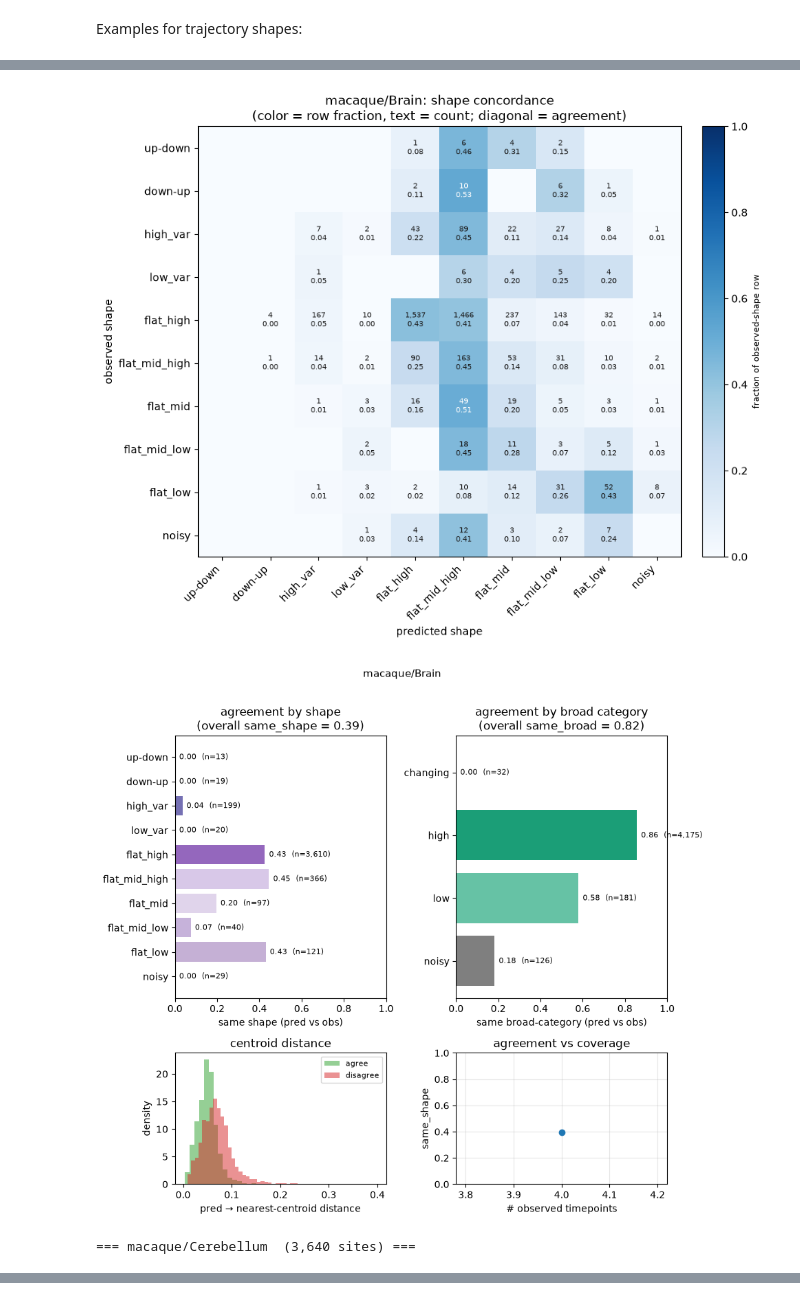
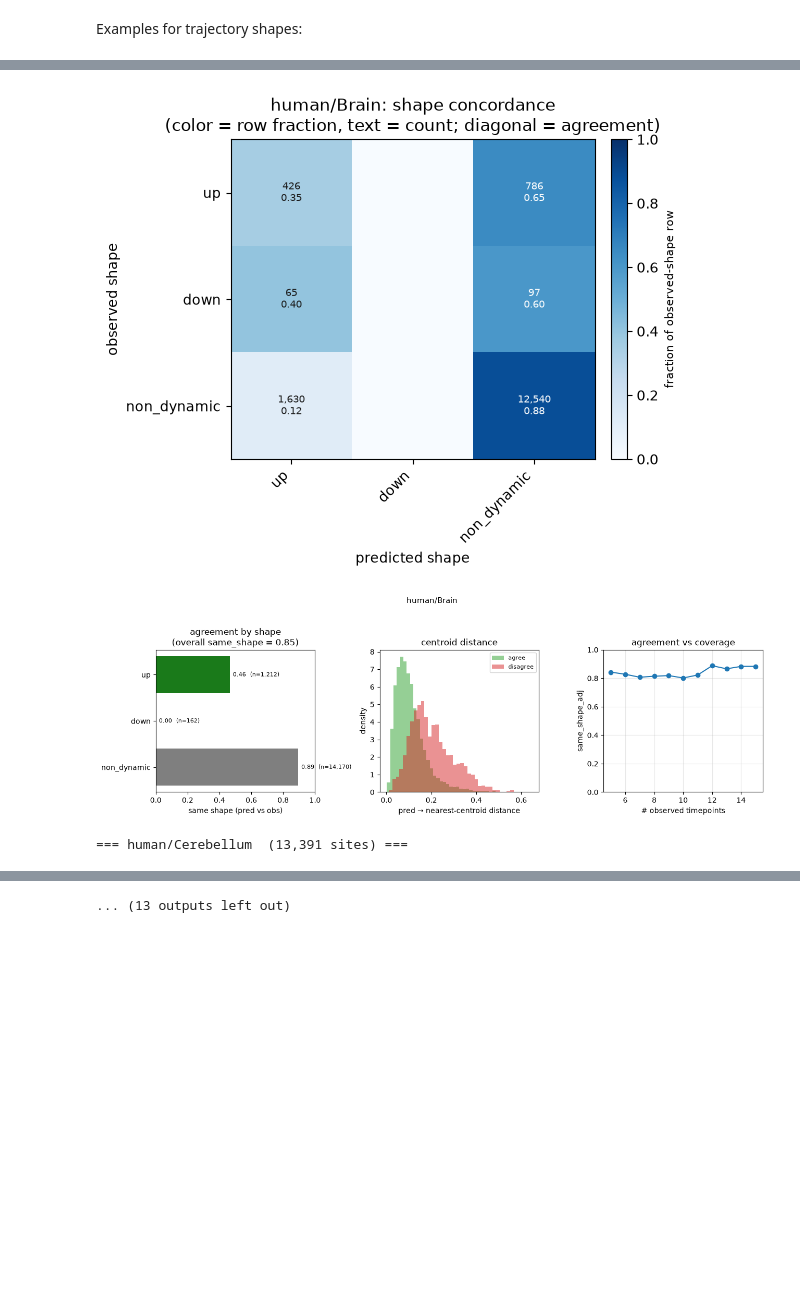
Before and after one commit to anamariaelek/alphagenome-pytorch, a Jupyter notebook: examples/notebooks/splice_prediction_clustering.ipynb, the cells around one changed output, grey strips where cells are left out. Drawn from its saved outputs; the diff is of its cells as text; code cells hidden in the pictures; blank space fills up the shorter version.

```diff
--- a/examples/notebooks/splice_prediction_clustering.ipynb
+++ b/examples/notebooks/splice_prediction_clustering.ipynb
@@ -31,7 +41,7 @@ from alphagenome_pytorch.clustering import SHAPE_ORDER, SHAPE_COLORS
 plt.rcParams.update({"figure.dpi": 100, "font.size": 10})
 # %%
 # ── Config ────────────────────────────────────────────────────────────────────
-SPECIES_LIST = ["macaque", "chicken"]  # all species with prediction-cluster results
+SPECIES_LIST = ["human", "mouse"]  # all species with prediction-cluster results
 TISSUE_LIST  = ["Brain", "Cerebellum", "Liver", "Testis"]      # all tissues with prediction-cluster results
 SPECIES = SPECIES_LIST[0]             # species used for the single-example walk-through (sections 1, 5-7)
 TISSUE  = TISSUE_LIST[0]              # tissue used for the single-example walk-through (sections 1, 5-7)
@@ -39,7 +49,7 @@ SPLIT   = "test"
 
 HOME   = os.path.expanduser("~")
 ROOT   = os.path.join(HOME, "sds", "sd17d003", "Anamaria")
-MODEL  = "lora_64_traj_qc"
+MODEL  = "lora_64_emb_traj_hqmrboc"
 BASE   = os.path.join(ROOT, "alphagenome_genomicsxai", MODEL, "preds_intersect_protein_coding")
 REF_DIR    = os.path.join(ROOT, "gp_splice_usage")                                   # true-clustering
 PREDS_DIR  = BASE                                                                     # predicted-usage root
@@ -84,7 +94,3 @@ if not os.path.exists(PRED_CLUSTERS):
         "--ref-dir", REF_DIR, "--output", OUT_DIR,
         "--preds-dir", PREDS_DIR, "--usage-template", USAGE_TMPL,
     ], check=True)
-
-df = pd.read_parquet(PRED_CLUSTERS)
-print(f"{SPECIES}/{TISSUE}: {len(df):,} sites  |  columns: {list(df.columns)}")
-df.head()
@@ -131,11 +275,11 @@ for sp in SPECIES_LIST:
         path = pred_clusters_path(sp, tis, SPLIT)
         if not os.path.exists(path):
             continue
-        d = pd.read_parquet(path)
+        d = load_annotated(sp, tis, SPLIT)
         rows.append(dict(
             species=sp, tissue=tis, n_sites=len(d),
-            shape_pred_vs_obs=round(d["same_shape"].mean(), 3),
-            shape_pred_vs_ref=round(d["same_shape_ref"].mean(), 3),
+            shape_pred_vs_obs=round(d["same_shape_adj"].mean(), 3),
+            shape_pred_vs_ref=round(d["same_shape_ref_adj"].mean(), 3),
             shape_obs_vs_ref=round((d["obs_shape"] == d["ref_shape"]).mean(), 3),   # ceiling
             cluster_pred_vs_obs=round(d["same_cluster"].mean(), 3),
         ))
@@ -393,16 +602,14 @@ for sp, tis in combos:
 
 all_diag_rows = []
 for sp, tis in combos:
-    d = pd.read_parquet(pred_clusters_path(sp, tis))
-    d = add_broad_columns(d)
+    d = load_annotated(sp, tis)
     o = out_dir(sp, tis)
     print(f"\n=== {sp}/{tis}  ({len(d):,} sites) ===")
     plot_shape_concordance(d, sp, tis, o)
     plot_agreement_breakdown(d, sp, tis, o)
     all_diag_rows.append(dict(
         species=sp, tissue=tis, n_sites=len(d),
-        shape_pred_vs_obs=round(d["same_shape"].mean(), 3),
-        broad_pred_vs_obs=round(d["same_broad"].mean(), 3),
+        shape_pred_vs_obs=round(d["same_shape_adj"].mean(), 3),
         shape_obs_vs_ref=round((d["obs_shape"] == d["ref_shape"]).mean(), 3),
     ))
 
@@ -419,3 +630,3 @@ display(all_diag_summary)
-[figure, old version]
+[figure, new version]
-[figure, old version]
+[figure, new version]
-=== macaque/Cerebellum  (3,640 sites) ===
+=== human/Cerebellum  (13,391 sites) ===
@@ -435,0 +641 @@ display(all_diag_summary)
+... (13 outputs left out)
```
Also changed, not shown: parts of 30 cells of this notebook, 21 other files.
